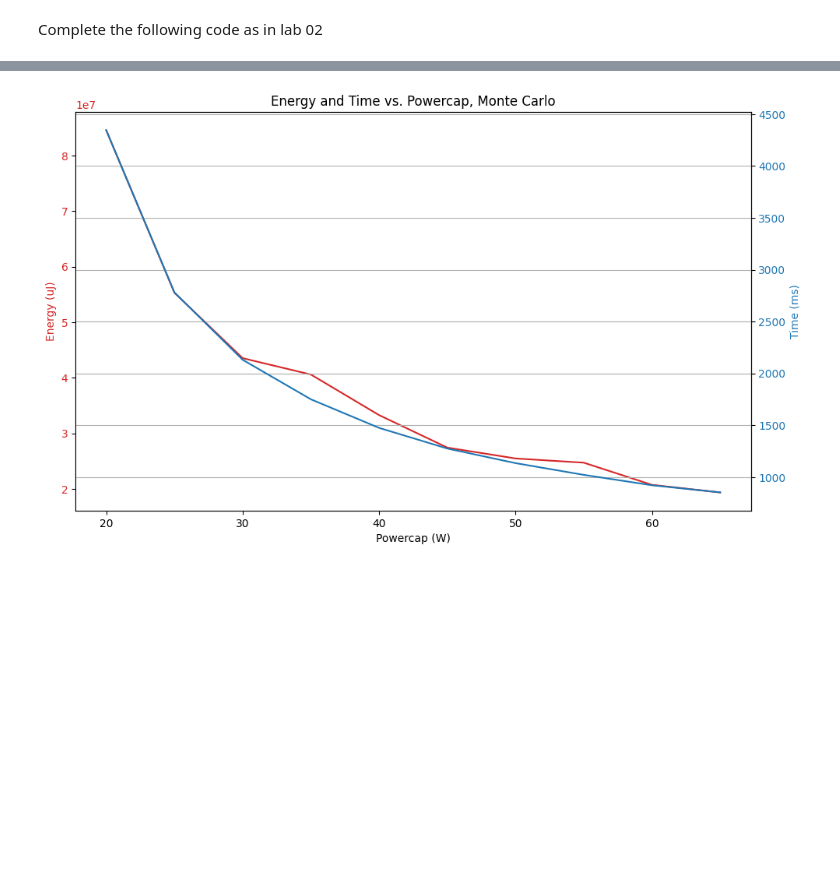
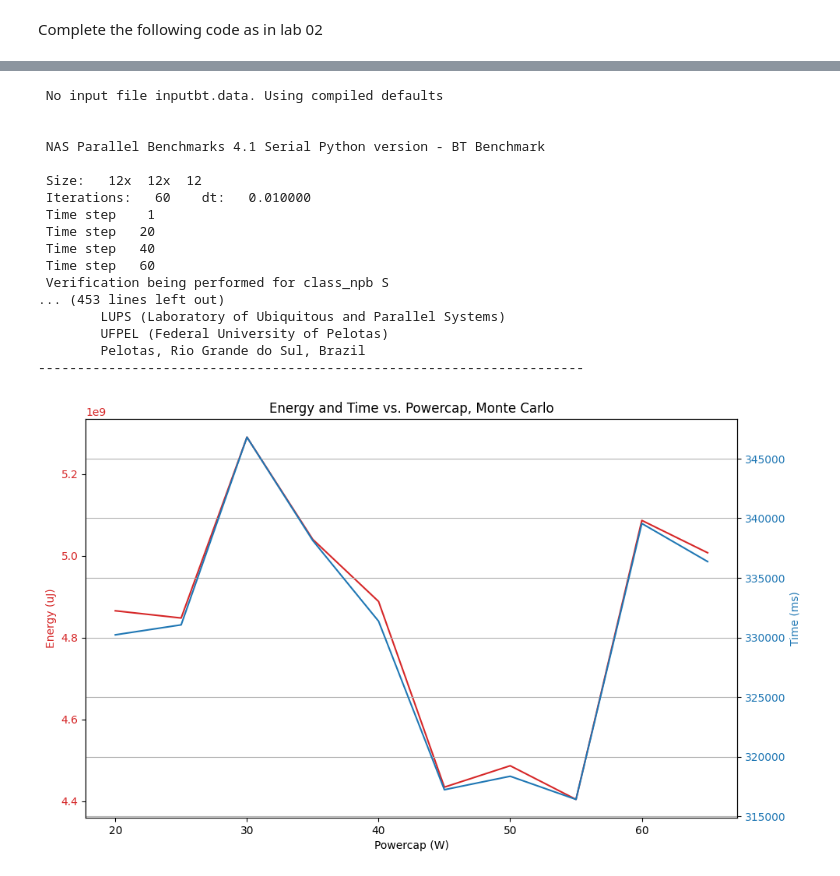
Before and after one commit to JanChyczynski/eumaster4hpc-energy-aware-computing, a Jupyter notebook: docker-image/jupyter/04 RAPL Metrics.ipynb, the cells around one changed output, grey strips where cells are left out. Saved outputs shown, nothing was run; the diff lists cells and outputs as text; code cells hidden in the pictures; blank space fills up the shorter version.

```diff
--- a/docker-image/jupyter/04 RAPL Metrics.ipynb
+++ b/docker-image/jupyter/04 RAPL Metrics.ipynb
@@ -118,41 +142,9 @@ def percent_diff(energy: float, time: float, init_energy: float, init_time: floa
 # %%
 from math import sin, cos, radians
 
-def bench():
-    product = 1.0
-    for counter in range(1, 100, 1):
-        for dex in list(range(1, 360, 1)):
-            angle = radians(dex)
-            product *= sin(angle)**2 + cos(angle)**2
-    return product
-
 def run_task(pi_monte_carlo: bool, *args):
-    # time.sleep(0.05)
-    # time.sleep(0.05 + randrange(10)/100)
-    #subprocess.call(['././eumaster4hpc-task', *args])
-
-    if pi_monte_carlo:
-        bench()
-        ###
-        points = 100_000
-        inside = 0
-
-        for _ in range(points):
-            x = np.random.uniform(-1, 1)
-            y = np.random.uniform(-1, 1)
-            if x ** 2 + y ** 2 <= 1:
-                inside += 1
-
-        pi = 4 * inside / points
-        ###
-        return;
-
-    dim = 1000
-    m = np.random.rand(dim, dim)
-    n = np.random.rand(dim, dim)
-    multiply = m @ n
-    np.linalg.inv(multiply)
-
+    type = 'S'
+    os.system(f'python3 BT.py -c {type}')
 
 def benchmark_once(pi_monte_carlo: bool, powercap_w: int, *args):
     set_powercap(powercap_w)
@@ -198,37 +190,55 @@ tested_powercaps = [i for i in range(20, 70, 5)]
 
 energies = []
 times = []
-ntimes = 8
+ntimes = 4
 use_monte_carlo = True
 text = 'Monte Carlo' if use_monte_carlo else 'Mnożenie macierzy'
 file_name = 'monte_carlo' if use_monte_carlo else 'matrix_multiply'
 
 for powercap in tested_powercaps:
-    time_result, energy_result = benchmark_ntimes(use_monte_carlo, ntimes, powercap)
+    time_result, energy_result = benchmark_once(use_monte_carlo, ntimes, powercap)
+    # time_result, energy_result = benchmark_ntimes(use_monte_carlo, ntimes, powercap)
     energies.append(energy_result)
     times.append(time_result)
 
 fig, ax1 = plt.subplots(figsize=(10, 6))
 
 color = 'tab:red'
 ax1.set_xlabel('Powercap (W)')
 ax1.set_ylabel('Energy (uJ)', color=color)
 ax1.plot(tested_powercaps, energies, color=color, label='Energy')
 ax1.tick_params(axis='y', labelcolor=color)
 
 ax2 = ax1.twinx()
 color = 'tab:blue'
 ax2.set_ylabel('Time (ms)', color=color)
 ax2.plot(tested_powercaps, times, color=color, label='Time')
 ax2.tick_params(axis='y', labelcolor=color)
 
 fig.tight_layout()
 plt.title(f'Energy and Time vs. Powercap, {text}')
 plt.grid(True)
 plt.savefig(f'{file_name}.png')
 plt.show()
 # %% [output]
+ No input file inputbt.data. Using compiled defaults
+
+
+ NAS Parallel Benchmarks 4.1 Serial Python version - BT Benchmark
+
+ Size:   12x  12x  12
+ Iterations:   60    dt:   0.010000
+ Time step    1
+ Time step   20
+ Time step   40
+ Time step   60
+ Verification being performed for class_npb S
+... (453 lines left out)
+        LUPS (Laboratory of Ubiquitous and Parallel Systems)
+        UFPEL (Federal University of Pelotas)
+        Pelotas, Rio Grande do Sul, Brazil
+----------------------------------------------------------------------
-[figure, old version]
+[figure, new version]
 # %%
 edps = []
 eds_values = []
```
Also changed, not shown: parts of 9 cells of this notebook.
